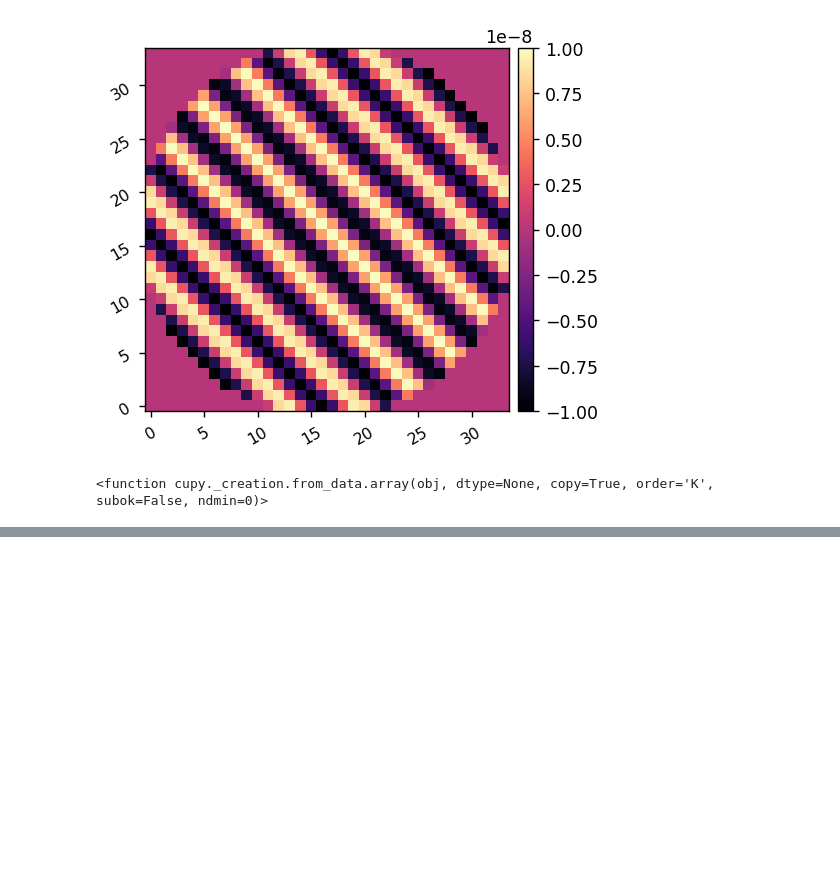
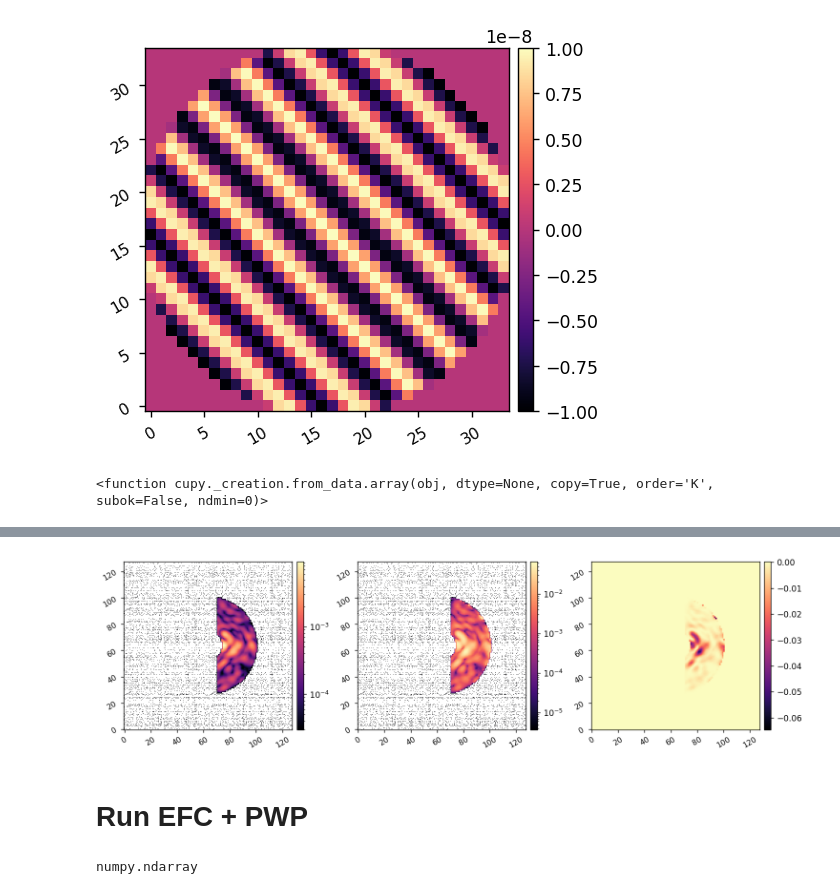
Before and after one commit to uasal/scoob-psf, a Jupyter notebook: example-notebooks/scoobi_demo.ipynb, the cells around one changed output, grey strips where cells are left out. Cells and saved outputs as stored; diff of their text form; code cells hidden in the pictures; blank space fills up the shorter version.

```diff
--- a/example-notebooks/scoobi_demo.ipynb
+++ b/example-notebooks/scoobi_demo.ipynb
@@ -114,0 +130,7 @@ array([[0.+0.j, 0.+0.j, 0.+0.j, ..., 0.+0.j, 0.+0.j, 0.+0.j],
+# %%
+Iest = xp.abs(est0)**2
+imshow3(ref_im*control_mask, Iest, ref_im*control_mask-Iest, lognorm1=True, lognorm2=True)
+# %% [output]
+[figure, added]
+# %% [markdown]
+# Run EFC + PWP
@@ -114,0 +145,4 @@ array([[0.+0.j, 0.+0.j, 0.+0.j, ..., 0.+0.j, 0.+0.j, 0.+0.j],
+# %%
+type(tbi.get_dm())
+# %% [output]
+numpy.ndarray
```
Also changed, not shown: parts of 25 cells of this notebook, 3 other files.
